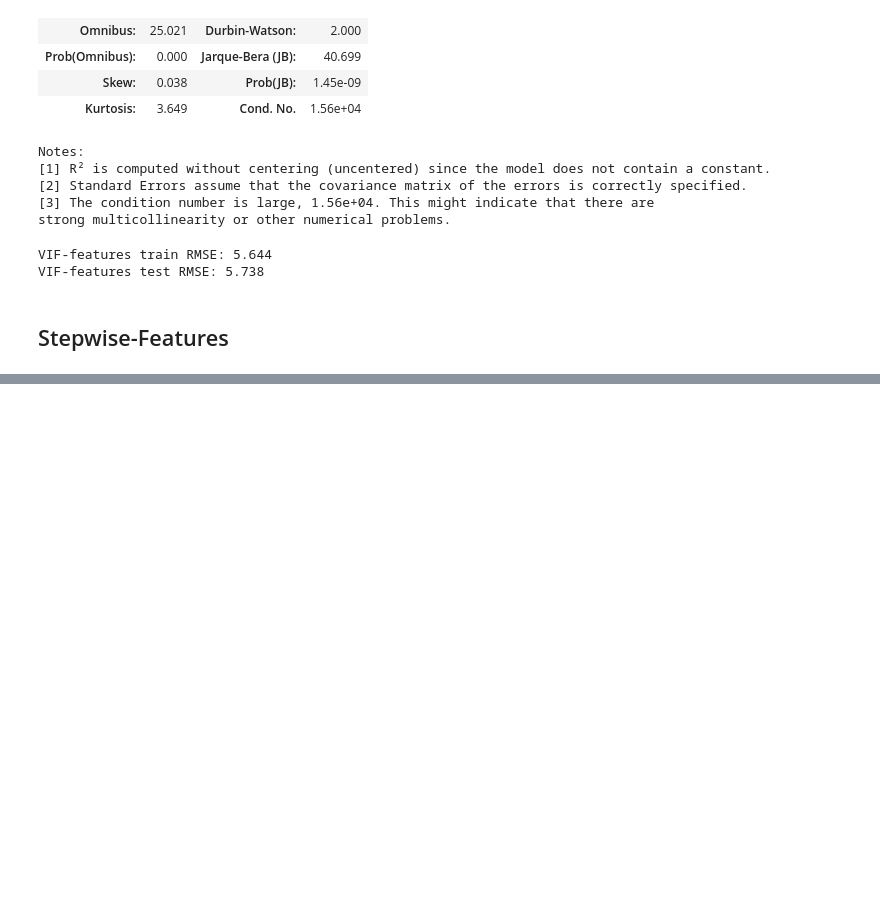
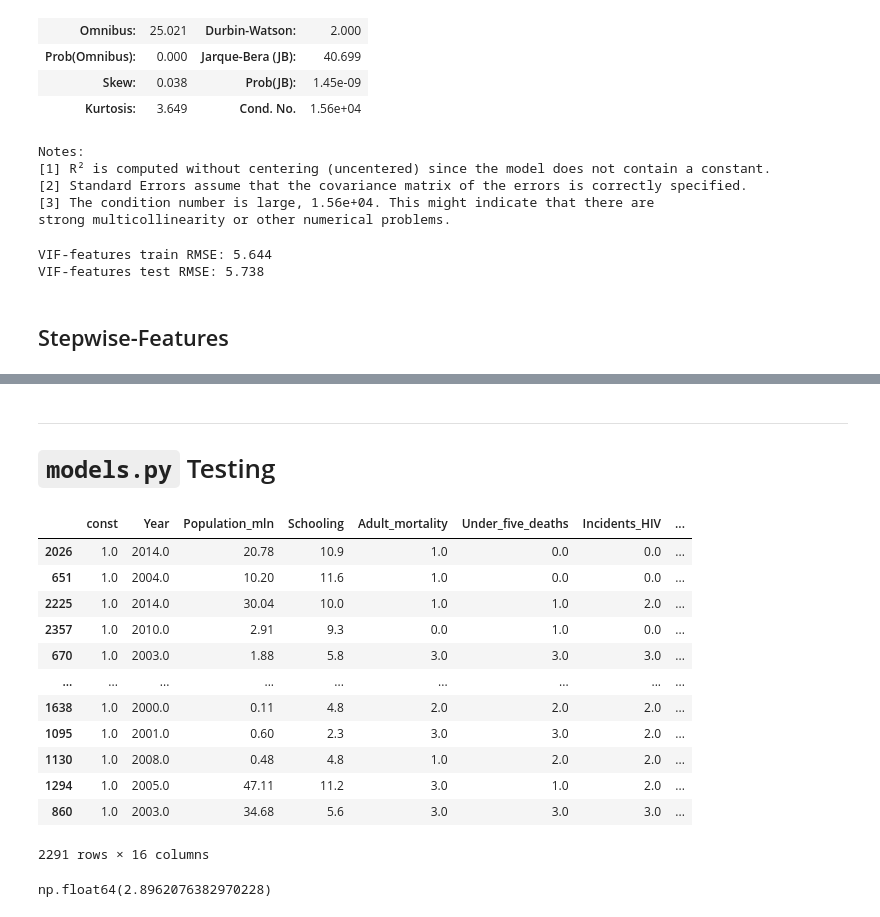
Before and after one commit to oum4r/df-WHO-project, a Jupyter notebook: WHO LEAST Notebook.ipynb, the cells around one changed output, grey strips where cells are left out. Saved outputs shown, nothing was run; the diff lists cells and outputs as text; code cells hidden in the pictures; blank space fills up the shorter version.

```diff
--- a/WHO LEAST Notebook.ipynb
+++ b/WHO LEAST Notebook.ipynb
@@ -664,0 +795,3 @@ Coarse-features test RMSE: 2.892
+# %% [markdown]
+---
+# `models.py` Testing
@@ -664,0 +800,37 @@ Coarse-features test RMSE: 2.892
+# %%
+mode = 'coarse'
+
+fit, apply = models.MODELS[mode]['fit'], models.MODELS[mode]['apply']
+features = models.MODELS[mode]['features']
+
+X = df.drop(columns=["Life_expectancy"])     # features
+y = df["Life_expectancy"]                    # the answers
+X_train, X_test, y_train, y_test = train_test_split(X, y, test_size=0.2, random_state=42)
+
+state = fit(X_train) # <- YOUR fit, called once
+
+train_fe = sm.add_constant(apply(X_train, state)[features])   # <- YOUR apply
+
+test_fe  = sm.add_constant(apply(X_test,  state)[features])   # <- YOUR apply
+
+display(train_fe)
+
+model = sm.OLS(y_train, train_fe).fit() # <<<<<< MODEL IS TRAINED HERE
+test_rmse = sm.tools.eval_measures.rmse(y_test, model.predict(test_fe))
+
+test_rmse
+# %% [output]
+|  | const | Year | Population_mln | Schooling | Adult_mortality | Under_five_deaths | Incidents_HIV | ... |
+| 2026 | 1.0 | 2014.0 | 20.78 | 10.9 | 1.0 | 0.0 | 0.0 | ... |
+| 651 | 1.0 | 2004.0 | 10.20 | 11.6 | 1.0 | 0.0 | 0.0 | ... |
+| 2225 | 1.0 | 2014.0 | 30.04 | 10.0 | 1.0 | 1.0 | 2.0 | ... |
+| 2357 | 1.0 | 2010.0 | 2.91 | 9.3 | 0.0 | 1.0 | 0.0 | ... |
+| 670 | 1.0 | 2003.0 | 1.88 | 5.8 | 3.0 | 3.0 | 3.0 | ... |
+| ... | ... | ... | ... | ... | ... | ... | ... | ... |
+| 1638 | 1.0 | 2000.0 | 0.11 | 4.8 | 2.0 | 2.0 | 2.0 | ... |
+| 1095 | 1.0 | 2001.0 | 0.60 | 2.3 | 3.0 | 3.0 | 2.0 | ... |
+| 1130 | 1.0 | 2008.0 | 0.48 | 4.8 | 1.0 | 2.0 | 2.0 | ... |
+| 1294 | 1.0 | 2005.0 | 47.11 | 11.2 | 3.0 | 1.0 | 2.0 | ... |
+| 860 | 1.0 | 2003.0 | 34.68 | 5.6 | 3.0 | 3.0 | 3.0 | ... |
+2291 rows × 16 columns
+np.float64(2.8962076382970228)
```
Also changed, not shown: parts of 20 cells of this notebook, 2 other files.
